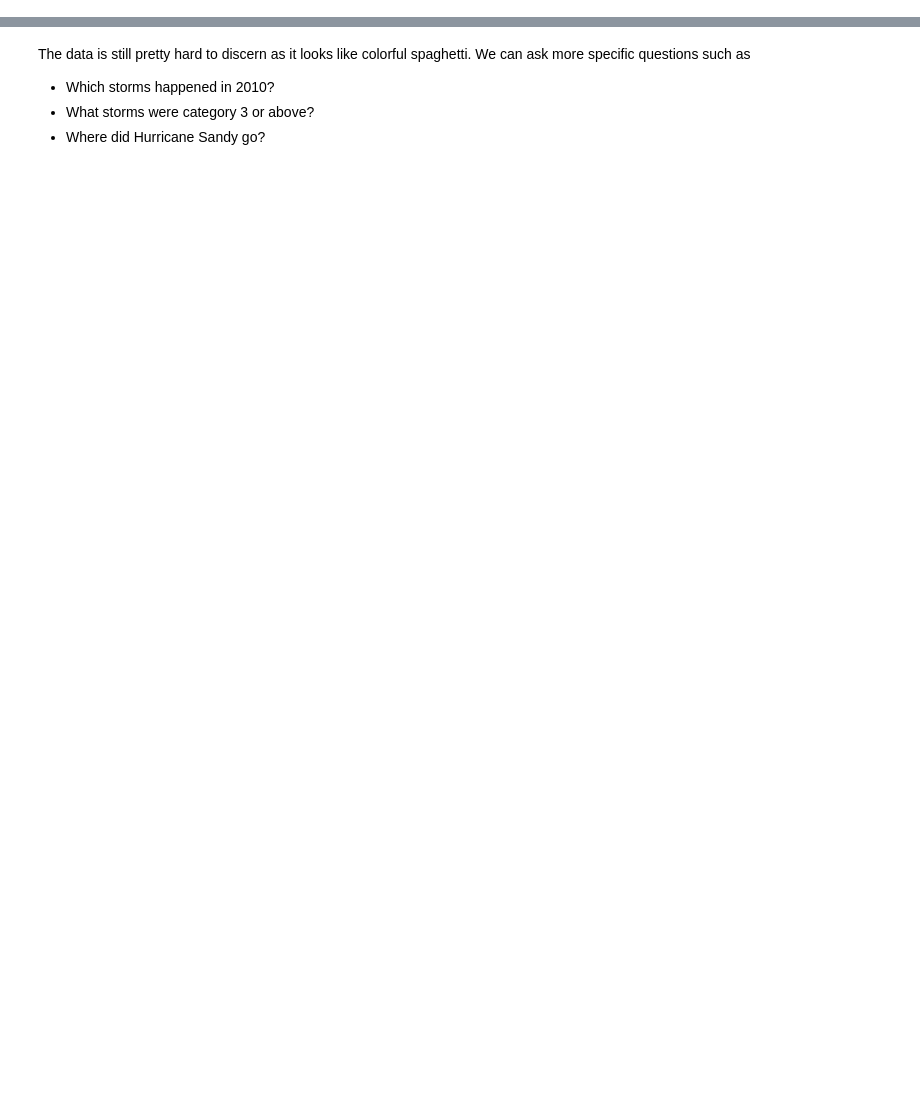
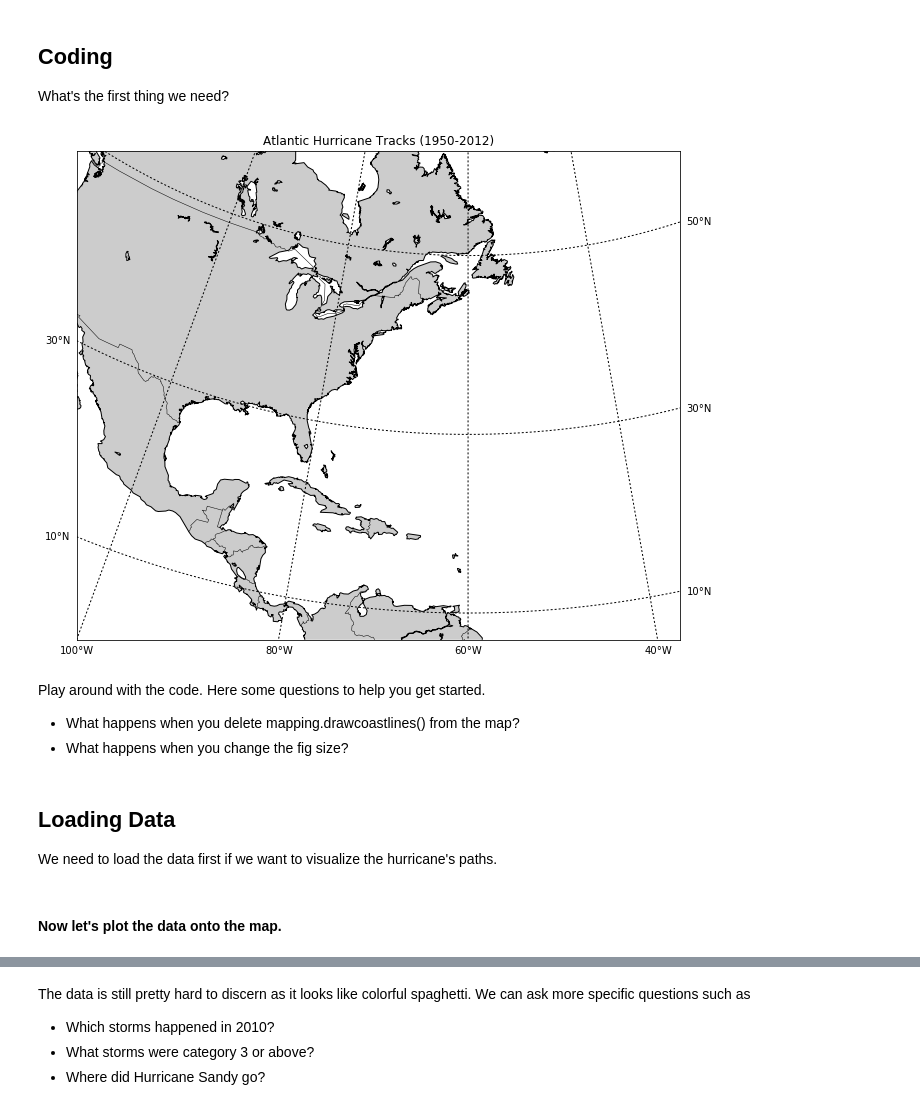
Before and after one commit to applied-math/demos, a Jupyter notebook: analyzing_hurricanes.ipynb, the cells around one changed output, grey strips where cells are left out. Drawn from its saved outputs; the diff is of its cells as text; code cells hidden in the pictures; blank space fills up the shorter version.

```diff
--- a/analyzing_hurricanes.ipynb
+++ b/analyzing_hurricanes.ipynb
@@ -17,3 +21,31 @@ First off we have to load the data.  This is both the most unglorious but import
+# %% [markdown]
+## Coding
+
+What's the first thing we need?
+# %%
+fig = plt.figure(figsize=(15,9))
+axes = fig.add_subplot(1, 1, 1)
+mapping = Basemap(llcrnrlon=-100.0, llcrnrlat=0.0, urcrnrlon=-20.0, urcrnrlat=57.0,
+                  projection='lcc', lat_1=20.0, lat_2=40.0, lon_0=-60.0,
+                  resolution ='l', area_thresh=1000.0)
+
+mapping.drawcoastlines()
+mapping.drawcountries()
+mapping.fillcontinents()
+mapping.drawparallels(numpy.arange(10,70,20), labels=[1,1,0,0])
+mapping.drawmeridians(numpy.arange(-100,0,20), labels=[0,0,0,1])
+axes.set_title('Atlantic Hurricane Tracks (1950-2012)')
+plt.show()
+# %% [output]
+[figure, added]
+# %% [markdown]
+Play around with the code. Here some questions to help you get started.
+* What happens when you delete mapping.drawcoastlines() from the map?
+* What happens when you change the fig size?
+# %% [markdown]
+## Loading Data
+
+We need to load the data first if we want to visualize the hurricane's paths.
 # %%
 # Load data
 hurricanes = {}
@@ -81,6 +113,12 @@ with open("hurdat.txt", 'r') as hurdat_data:
 for name in hurricanes.keys():
     if len(hurricanes[name]['year']) == 0:
         data = hurricanes.pop(name)
+# %% [markdown]
+
+
+
+
+#### Now let's plot the data onto the map.
 # %%
 # Plot the data
 category_color = {5:'red', 4:'yellow', 3:'orange', 2:'green', 1:'blue', 0:'gray'}
```
Also changed, not shown: parts of 10 cells of this notebook, 1 other file.
